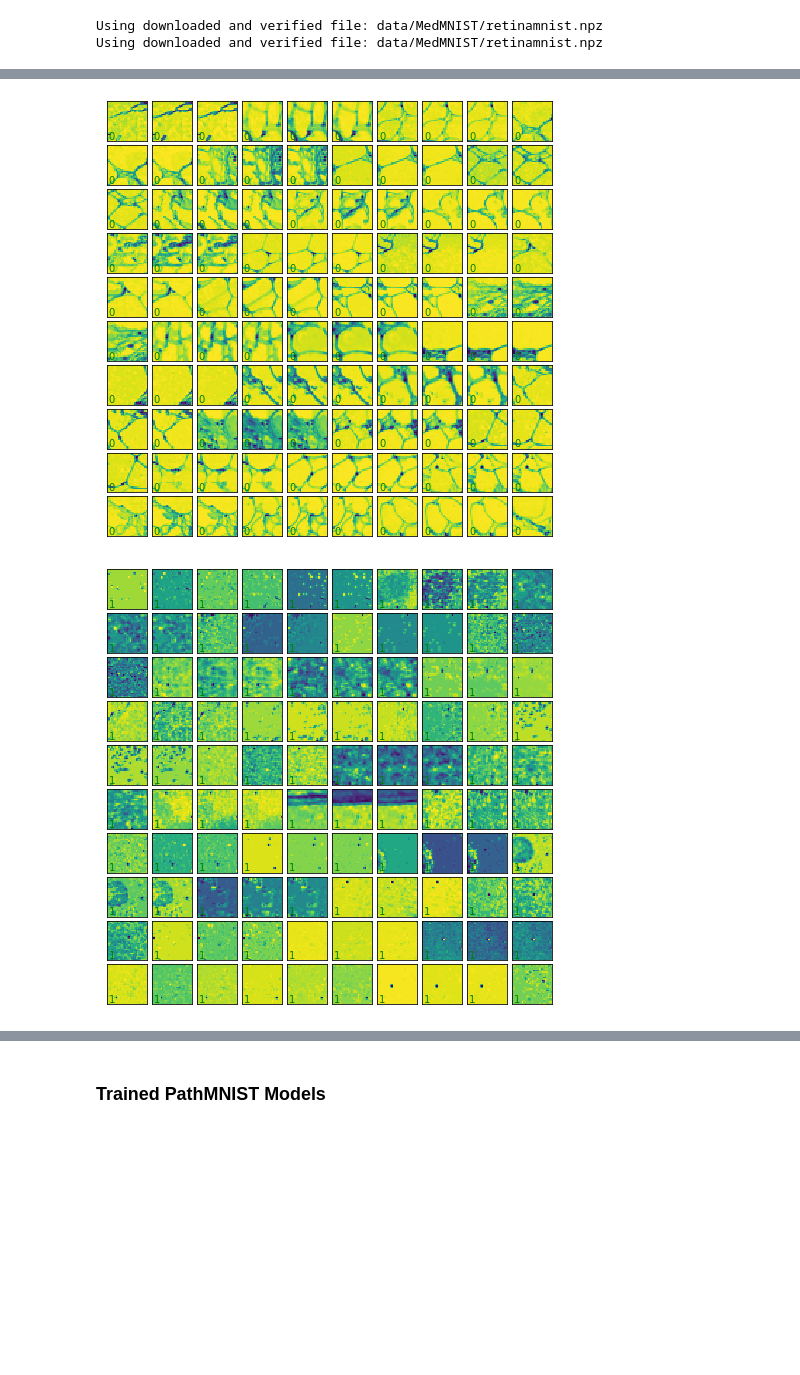
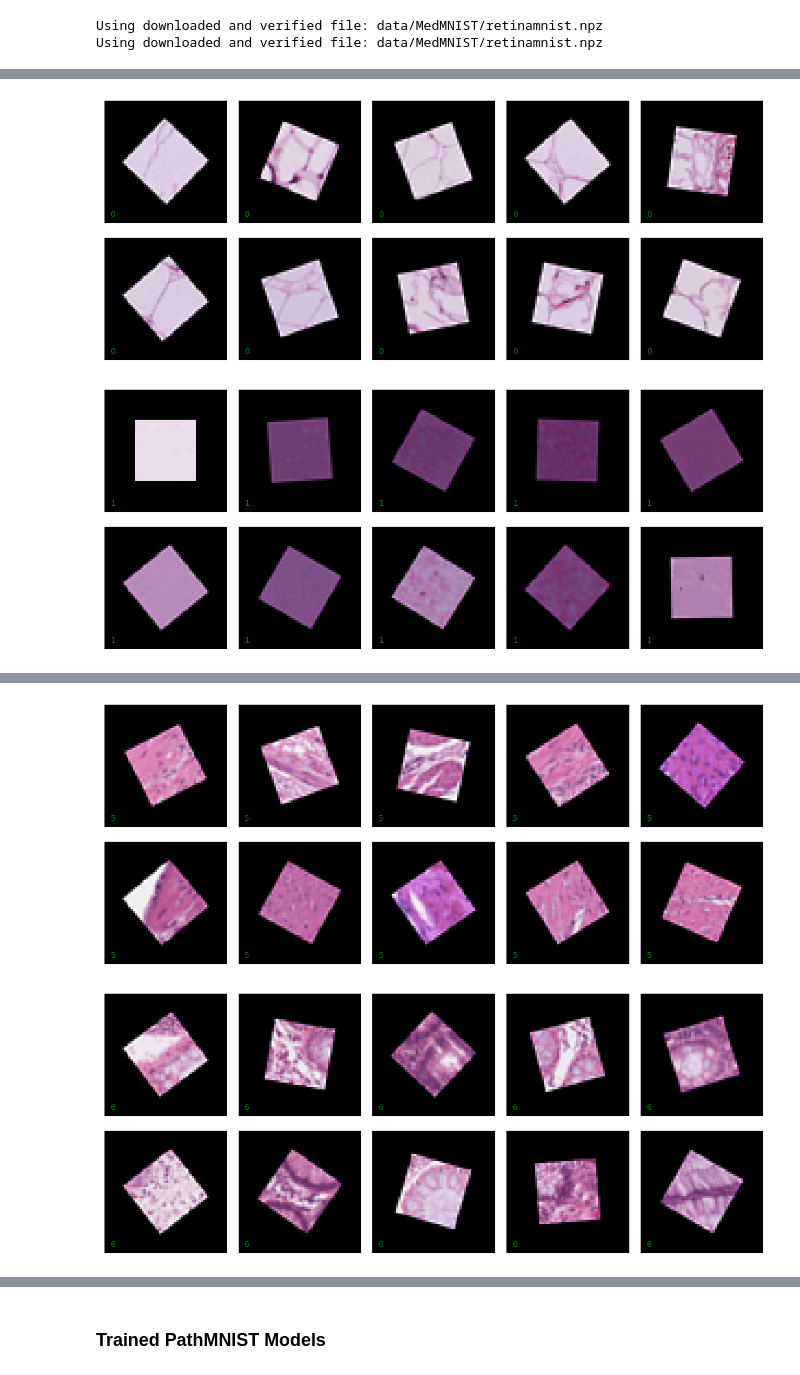
Before and after one commit to GauriGupta19/Domain-Generalisation-in-Invariance, a Jupyter notebook: medmnist.ipynb, the cells around one changed output, grey strips where cells are left out. Drawn from its saved outputs; the diff is of its cells as text; code cells hidden in the pictures; blank space fills up the shorter version.

Commit message:
Added padding and trained some weak (10-epoch) models to see how they perform

```diff
--- a/medmnist.ipynb
+++ b/medmnist.ipynb
@@ -53,19 +53,20 @@ True
 # %%
-for i in range(5):
+for i in range(9):
     train_data, train_labels, angles, translations = get_mnist_data(
         path_trainset,
         digits = [i],
-        coord = 0
+        coord = 1,
+        total_samples = 10
         )
 
-    fig, axes = plt.subplots(10, 10, figsize=(8, 8),
+    fig, axes = plt.subplots(2, 5, figsize=(15, 6),
                              subplot_kw={'xticks':[], 'yticks':[]},
                              gridspec_kw=dict(hspace=0.1, wspace=0.1))
 
-    for ax, im, lbl in zip(axes.flat, train_data, train_labels):
-        ax.imshow(im, interpolation='nearest')
+    for ax, im, lbl in zip(axes.flat, torch.split(train_data, 3), train_labels):
+        ax.imshow(im.numpy().transpose(1, 2, 0), interpolation='nearest')
         ax.text(0.05, 0.05, str(lbl.item()),
                 transform=ax.transAxes, color='green')
 # %% [output]
-[figure, old version]
+[figure, new version]
-[figure, old version]
+[figure, new version]
@@ -74,0 +76,2 @@ for i in range(5):
+[figure, added]
+[figure, added]
```
Also changed, not shown: parts of 5 cells of this notebook, 40 other files.
